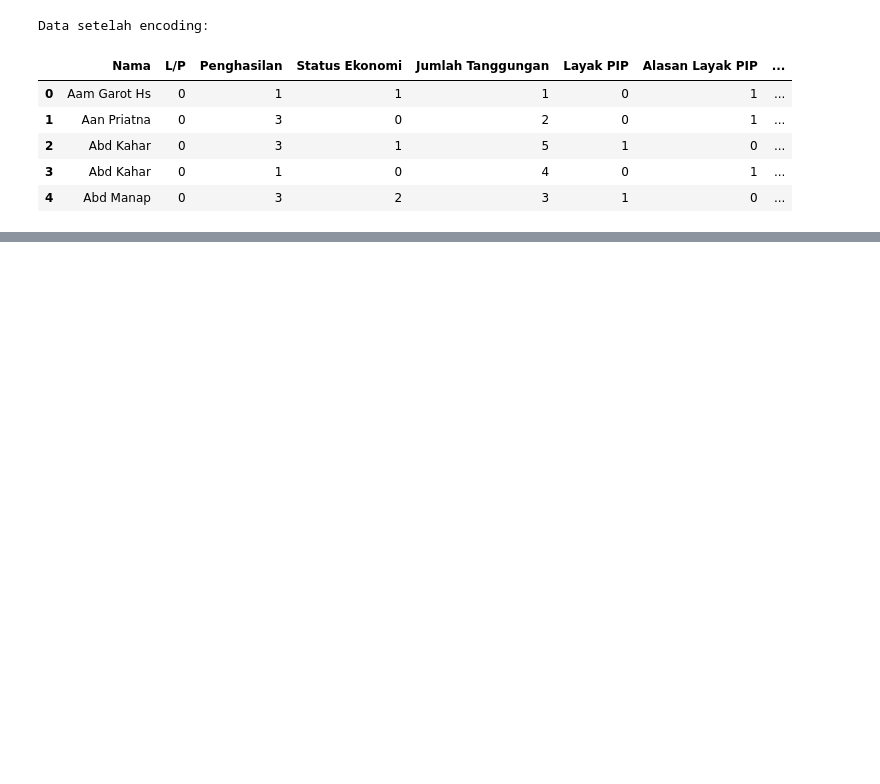
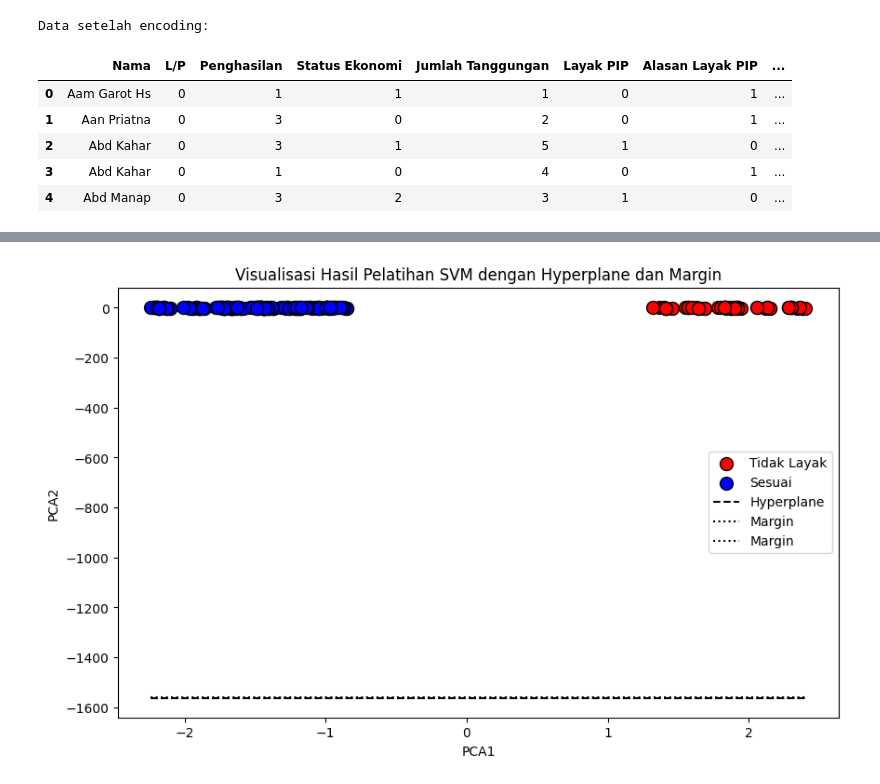
Before and after one commit to hizamruljaen123/apps_fahri, a Jupyter notebook: jp/main.ipynb, the cells around one changed output, grey strips where cells are left out. Saved outputs shown, nothing was run; the diff lists cells and outputs as text; code cells hidden in the pictures; blank space fills up the shorter version.

```diff
--- a/jp/main.ipynb
+++ b/jp/main.ipynb
@@ -32,7 +32,7 @@ Data Loaded:
 635 rows × 11 columns
 # %%
 # Mengisi nilai yang hilang
-data['Alasan Layak PIP'].fillna('Tidak Layak', inplace=True)
+data['Alasan Layak PIP'] = data['Alasan Layak PIP'].fillna('Tidak Layak')
 print("Nilai yang hilang diisi:")
 display(data.head())
 # %% [output]
@@ -89,6 +89,6 @@ Name: Status Kesesuaian, dtype: int64
 # %%
 # Pembagian data
-X_train, X_test, y_train, y_test = train_test_split(X, y, test_size=0.2, random_state=42)
+X_train, X_test, y_train, y_test = train_test_split(X, y, test_size=0.25, random_state=32)
 
 print("Data pelatihan dan pengujian:")
 print("X_train shape:", X_train.shape)
@@ -163,8 +189 @@ Model saved to svm_model.joblib
 Scaler saved to scaler.joblib
-# %%
-# Pengujian Model
-y_pred = svm_model.predict(X_test)
-
-# Evaluasi model
-print("Classification Report:\n", classification_report(y_test, y_pred))
-print("Accuracy Score:", accuracy_score(y_test, y_pred), "\n")
@@ -244,0 +190,72 @@ Data untuk visualisasi:
+# %%
+import matplotlib.pyplot as plt
+from sklearn.decomposition import PCA
+import pandas as pd
+
+# PCA untuk mengurangi dimensi data menjadi 2D
+pca = PCA(n_components=2)
+X_train_pca = pca.fit_transform(X_train)
+X_test_pca = pca.transform(X_test)
+
+# Menambahkan kolom PCA ke data latih
+train_data = pd.DataFrame(X_train_pca, columns=['PCA1', 'PCA2'])
+train_data['Status Kesesuaian'] = y_train.values
+
+# Visualisasi dengan matplotlib
+plt.figure(figsize=(10, 6))
+
+# Warna berdasarkan status kesesuaian
+colors = {1: 'blue', 0: 'red'}
+labels = {1: 'Sesuai', 0: 'Tidak Layak'}
+
+# Scatter plot untuk setiap titik data
+for status in [0, 1]:
+    subset = train_data[train_data['Status Kesesuaian'] == status]
+    plt.scatter(subset['PCA1'], subset['PCA2'], c=colors[status], label=labels[status], edgecolor='k', s=100)
+
+# Menambahkan hyperplane
+w = best_svm_model.coef_[0]
+a = -w[0] / w[1]
+xx = np.linspace(train_data['PCA1'].min(), train_data['PCA1'].max())
+yy = a * xx - (best_svm_model.intercept_[0]) / w[1]
+plt.plot(xx, yy, 'k--', label='Hyperplane')
+
+# Margin
+margin = 1 / np.sqrt(np.sum(best_svm_model.coef_ ** 2))
+yy_margin1 = yy + np.sqrt(1 + a ** 2) * margin
+yy_margin2 = yy - np.sqrt(1 + a ** 2) * margin
+plt.plot(xx, yy_margin1, 'k:', label='Margin')
+plt.plot(xx, yy_margin2, 'k:', label='Margin')
+
+# Memberikan label dan judul
+plt.xlabel('PCA1')
+plt.ylabel('PCA2')
+plt.title('Visualisasi Hasil Pelatihan SVM dengan Hyperplane dan Margin')
+plt.legend()
+
+# Menampilkan plot
+plt.show()
+
+# Menampilkan tabel hasil klasifikasi
+decision_function = best_svm_model.decision_function(X_test)
+
+# Mengambil nilai maksimal dari decision_function untuk masing-masing sampel
+decision_values = np.max(decision_function, axis=1)
+
+# Menyusun data untuk tabel hasil klasifikasi
+test_data = pd.DataFrame(X_test_pca, columns=['PCA1', 'PCA2'])
+test_data['Nama'] = data.iloc[y_test.index]['Nama'].values.flatten()
+test_data['Layak PIP'] = data.iloc[y_test.index]['Layak PIP'].values.flatten()
+test_data['Status Kesesuaian'] = y_test.values.flatten()
+test_data['Prediksi'] = y_pred.flatten()
+test_data['Nilai SVM'] = decision_values.flatten()
+
+print("Tabel Hasil Klasifikasi:")
+display(test_data)
+
+# Menyimpan tabel hasil klasifikasi ke file Excel
+output_file = 'hasil_klasifikasi.xlsx'
+test_data.to_excel(output_file, index=False)
+print(f"Hasil klasifikasi disimpan dalam file: {output_file}")
+# %% [output]
+[figure, added]
```
Also changed, not shown: parts of 7 cells of this notebook, 6 other files.
